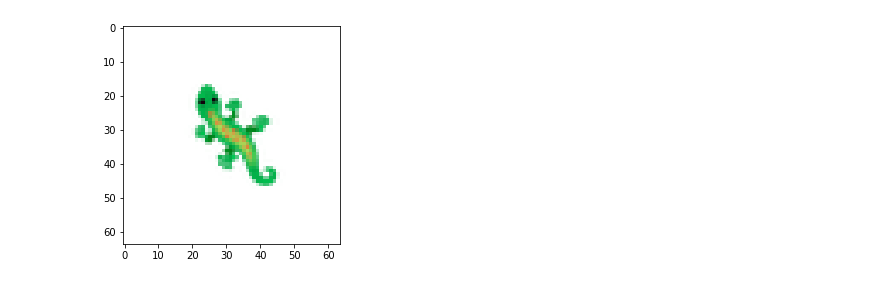
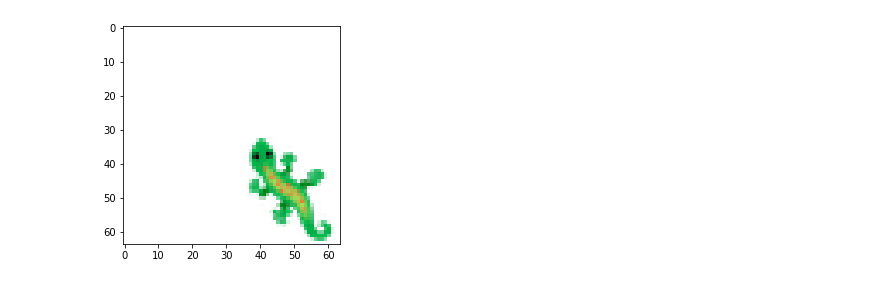
Before and after one commit to shyamsn97/controllable-ncas, a Jupyter notebook: examples/MovingEmoji.ipynb, the cells around one changed output. Cells and saved outputs as stored; diff of their text form; code cells hidden in the pictures.

Commit message:
controllable ncas w/ coords

```diff
--- a/examples/MovingEmoji.ipynb
+++ b/examples/MovingEmoji.ipynb
@@ -1,3 +3,16 @@
+# %%
+import matplotlib.pyplot as plt
+import torch
+from einops import rearrange
+from controllable_nca.dataset import NCADataset
+from controllable_nca.utils import load_emoji, rgb
+
+def plot_img(img):
+    with torch.no_grad():
+        rgb_image = rgb(img, False).squeeze().detach().cpu().numpy()
+    rgb_image = rearrange(rgb_image, "c w h -> w h c")
+    _ = plt.imshow(rgb_image)
+    plt.show()
 # %%
 import matplotlib.pyplot as plt
 import torch
@@ -41,4 +103,6 @@ import torch.nn.functional as F
+# %%
+dataset = EmojiPlacementDataset()
 # %%
-dataset.plot_img(dataset[0][0])
+dataset.visualize(48, 48)
 # %% [output]
-[figure, old version]
+[figure, new version]
```
Also changed, not shown: parts of 20 cells of this notebook, 1 other file.
